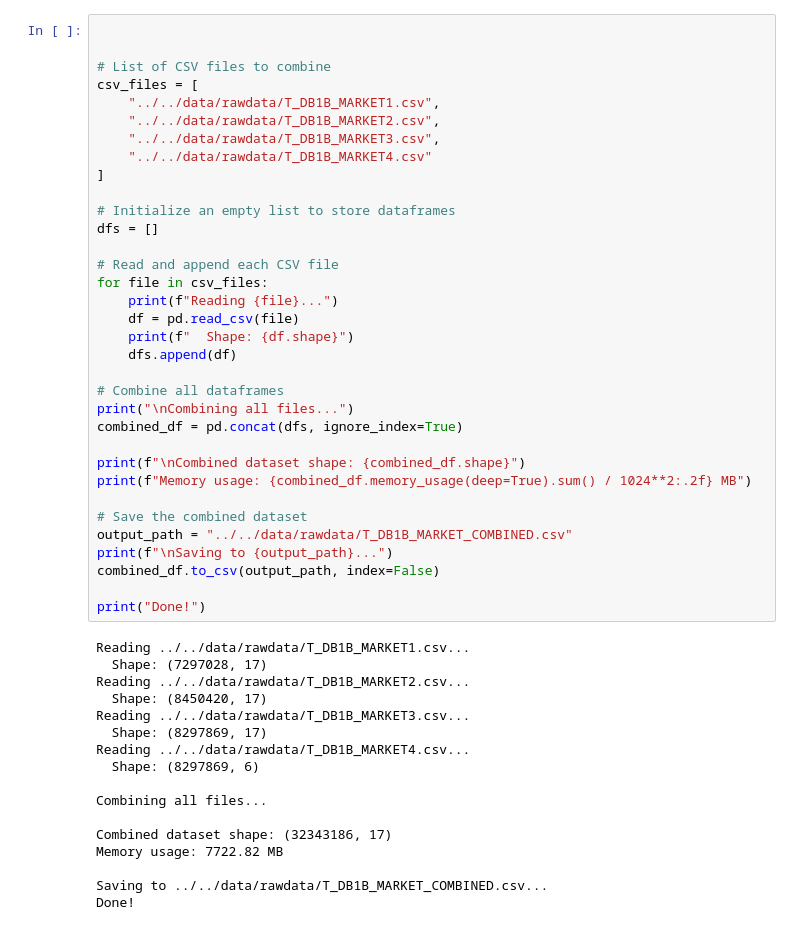
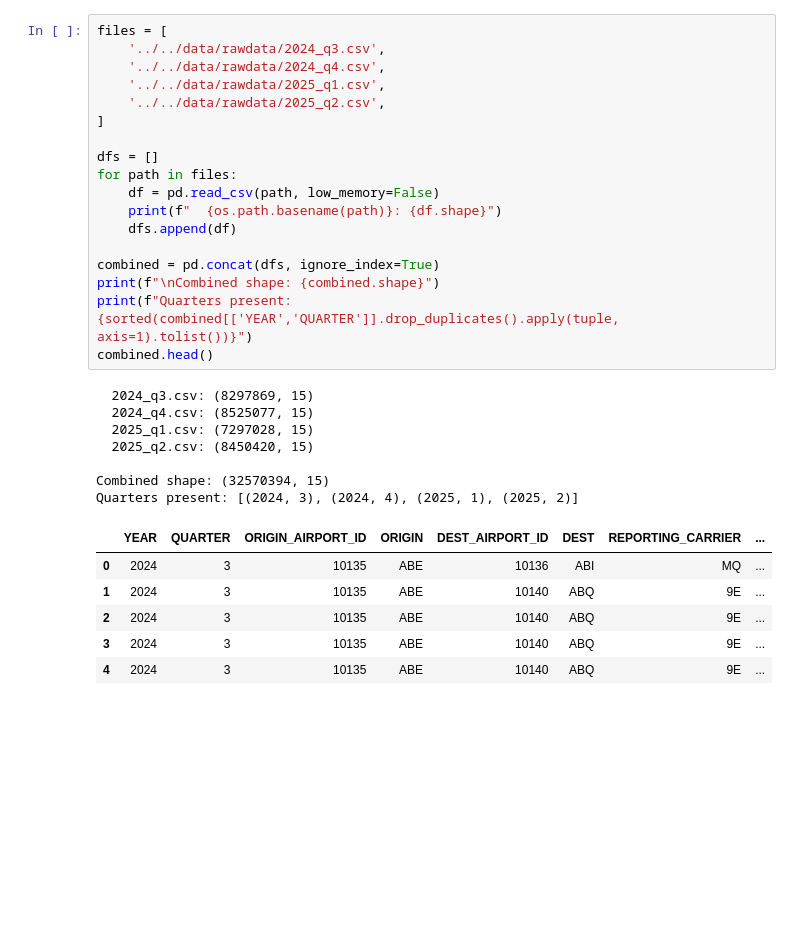
Before and after one commit to normangw/6600-neural-networks, a Jupyter notebook: technical-details/data-cleaning/dataclean.ipynb, the cells around one changed output. Saved outputs shown, nothing was run; the diff lists cells and outputs as text; blank space fills up the shorter version.

```diff
--- a/technical-details/data-cleaning/dataclean.ipynb
+++ b/technical-details/data-cleaning/dataclean.ipynb
@@ -19,51 +39,32 @@ preview.head()
 # %%
-
-
-# List of CSV files to combine
-csv_files = [
-    "../../data/rawdata/T_DB1B_MARKET1.csv",
-    "../../data/rawdata/T_DB1B_MARKET2.csv",
-    "../../data/rawdata/T_DB1B_MARKET3.csv",
-    "../../data/rawdata/T_DB1B_MARKET4.csv"
+files = [
+    '../../data/rawdata/2024_q3.csv',
+    '../../data/rawdata/2024_q4.csv',
+    '../../data/rawdata/2025_q1.csv',
+    '../../data/rawdata/2025_q2.csv',
 ]
 
-# Initialize an empty list to store dataframes
 dfs = []
-
-# Read and append each CSV file
-for file in csv_files:
-    print(f"Reading {file}...")
-    df = pd.read_csv(file)
-    print(f"  Shape: {df.shape}")
+for path in files:
+    df = pd.read_csv(path, low_memory=False)
+    print(f"  {os.path.basename(path)}: {df.shape}")
     dfs.append(df)
 
-# Combine all dataframes
-print("\nCombining all files...")
-combined_df = pd.concat(dfs, ignore_index=True)
-
-print(f"\nCombined dataset shape: {combined_df.shape}")
-print(f"Memory usage: {combined_df.memory_usage(deep=True).sum() / 1024**2:.2f} MB")
-
-# Save the combined dataset
-output_path = "../../data/rawdata/T_DB1B_MARKET_COMBINED.csv"
-print(f"\nSaving to {output_path}...")
-combined_df.to_csv(output_path, index=False)
-
-print("Done!")
+combined = pd.concat(dfs, ignore_index=True)
+print(f"\nCombined shape: {combined.shape}")
+print(f"Quarters present: {sorted(combined[['YEAR','QUARTER']].drop_duplicates().apply(tuple, axis=1).tolist())}")
+combined.head()
 # %% [output]
-Reading ../../data/rawdata/T_DB1B_MARKET1.csv...
-  Shape: (7297028, 17)
-Reading ../../data/rawdata/T_DB1B_MARKET2.csv...
-  Shape: (8450420, 17)
-Reading ../../data/rawdata/T_DB1B_MARKET3.csv...
-  Shape: (8297869, 17)
-Reading ../../data/rawdata/T_DB1B_MARKET4.csv...
-  Shape: (8297869, 6)
+  2024_q3.csv: (8297869, 15)
+  2024_q4.csv: (8525077, 15)
+  2025_q1.csv: (7297028, 15)
+  2025_q2.csv: (8450420, 15)
 
-Combining all files...
-
-Combined dataset shape: (32343186, 17)
-Memory usage: 7722.82 MB
-
-Saving to ../../data/rawdata/T_DB1B_MARKET_COMBINED.csv...
-Done!
+Combined shape: (32570394, 15)
+Quarters present: [(2024, 3), (2024, 4), (2025, 1), (2025, 2)]
+|  | YEAR | QUARTER | ORIGIN_AIRPORT_ID | ORIGIN | DEST_AIRPORT_ID | DEST | REPORTING_CARRIER | ... |
+| 0 | 2024 | 3 | 10135 | ABE | 10136 | ABI | MQ | ... |
+| 1 | 2024 | 3 | 10135 | ABE | 10140 | ABQ | 9E | ... |
+| 2 | 2024 | 3 | 10135 | ABE | 10140 | ABQ | 9E | ... |
+| 3 | 2024 | 3 | 10135 | ABE | 10140 | ABQ | 9E | ... |
+| 4 | 2024 | 3 | 10135 | ABE | 10140 | ABQ | 9E | ... |
```
Also changed, not shown: parts of 24 cells of this notebook, 6 other files.
